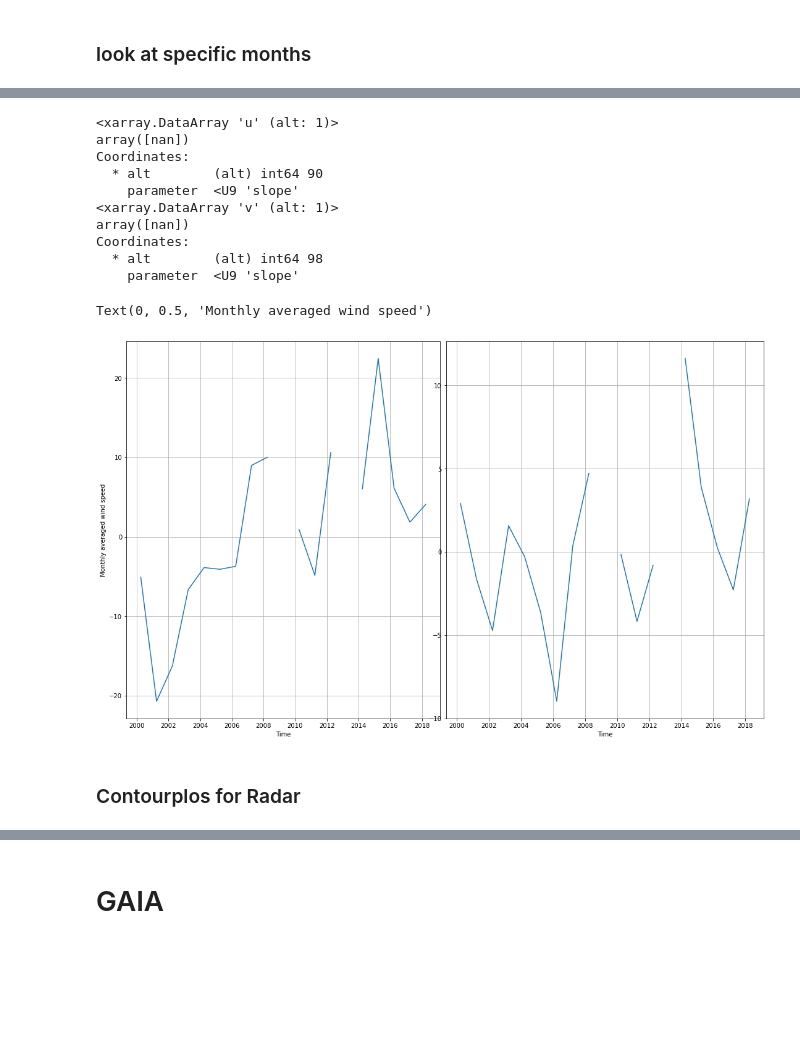
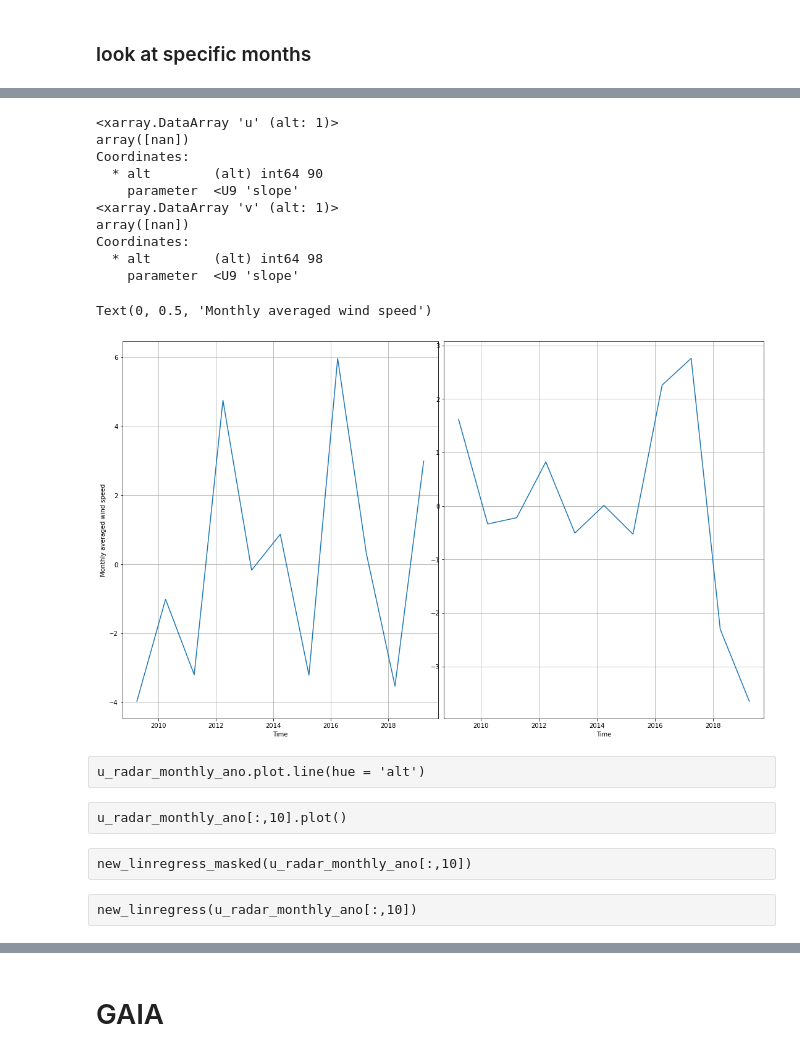
Before and after one commit to VACILT/trends_project, a Jupyter notebook: data_introduction_jason.ipynb, the cells around one changed output, grey strips where cells are left out. Saved outputs shown, nothing was run; the diff lists cells and outputs as text; code cells hidden in the pictures; blank space fills up the shorter version.

```diff
--- a/data_introduction_jason.ipynb
+++ b/data_introduction_jason.ipynb
@@ -174,10 +177,13 @@ def anomalie(step,var):
 # %% [markdown]
 ## Radar Measurements
 # %%
-station = 'Kir'
+station = 'Rio'
 ds_radar= read_group('wind',station)
 u_radar = read_var(ds_radar,'u')
 v_radar = read_var(ds_radar,'v')
+
+u_radar_ano = anomalie('day',u_radar)
+v_radar_ano = anomalie('day',u_radar)
 
 u_radar_monano = anomalie('month',u_radar)
 v_radar_monano = anomalie('month',v_radar)
@@ -244,4 +254,10 @@ u_radar_examon = u_radar_monthly_ano.sel(time=is_mon(u_radar_monthly_ano['time.m
 v_radar_examon = v_radar_monthly_ano.sel(time=is_mon(v_radar_monthly_ano['time.month'],s,e))
 
 
-x = np.arange(u_radar_examon.time.shape[0])
+xu = np.arange(u_radar_examon.time.shape[0])
+u_statistics = time_reg(u_radar_examon)
+u_statistics['parameter'] = ['slope', 'intercept', 'r_value','p_value', 'std_err']
+xv=np.arange(np.squeeze(v_radar_examon.time.shape))
+
+v_statistics = time_reg(v_radar_examon)
+v_statistics['parameter'] = ['slope', 'intercept', 'r_value','p_value', 'std_err']
@@ -283,7 +296,7 @@ z = 90
 m = (u_statistics.sel(parameter='slope',alt=[z]))
 print(m)
 n = (u_statistics.sel(parameter='intercept',alt=[z]))
-reg = [m*i+n for i in x]
+reg = [m*i+n for i in xu]
 
 windsel=u_radar_examon.sel(alt = [z], method = 'nearest')
 ax1 = fig.add_subplot(121)
@@ -291,35 +304,41 @@ ax1.plot(u_radar_examon.time,windsel)
 ax1.plot(u_radar_examon.time,reg)
 
 ax1.grid()
 
 z = 98
 m = (v_statistics.sel(parameter='slope',alt=[z]))
 print(m)
 n = (v_statistics.sel(parameter='intercept',alt=[z]))
-reg = [m*i+n for i in x]
+reg = [m*i+n for i in xv]
 windsel=v_radar_examon.sel(alt = [z], method = 'nearest')
 ax2 = fig.add_subplot(122)
 ax2.plot(v_radar_examon.time,windsel)
 ax2.plot(u_radar_examon.time,reg)
 ax2.grid()
 
 
 ax1.set_xlabel('Time')
 ax2.set_xlabel('Time')
 ax1.set_ylabel('Monthly averaged wind speed')
 # %% [output]
 <xarray.DataArray 'u' (alt: 1)>
 array([nan])
 Coordinates:
   * alt        (alt) int64 90
     parameter  <U9 'slope'
 <xarray.DataArray 'v' (alt: 1)>
 array([nan])
 Coordinates:
   * alt        (alt) int64 98
     parameter  <U9 'slope'
 Text(0, 0.5, 'Monthly averaged wind speed')
-[figure, old version]
+[figure, new version]
-# %% [markdown]
-### Contourplos for Radar
+# %% [raw]
+u_radar_monthly_ano.plot.line(hue = 'alt')
+# %% [raw]
+u_radar_monthly_ano[:,10].plot()
+# %% [raw]
+new_linregress_masked(u_radar_monthly_ano[:,10])
+# %% [raw]
+new_linregress(u_radar_monthly_ano[:,10])
 # %%
```
Also changed, not shown: parts of 30 cells of this notebook.
